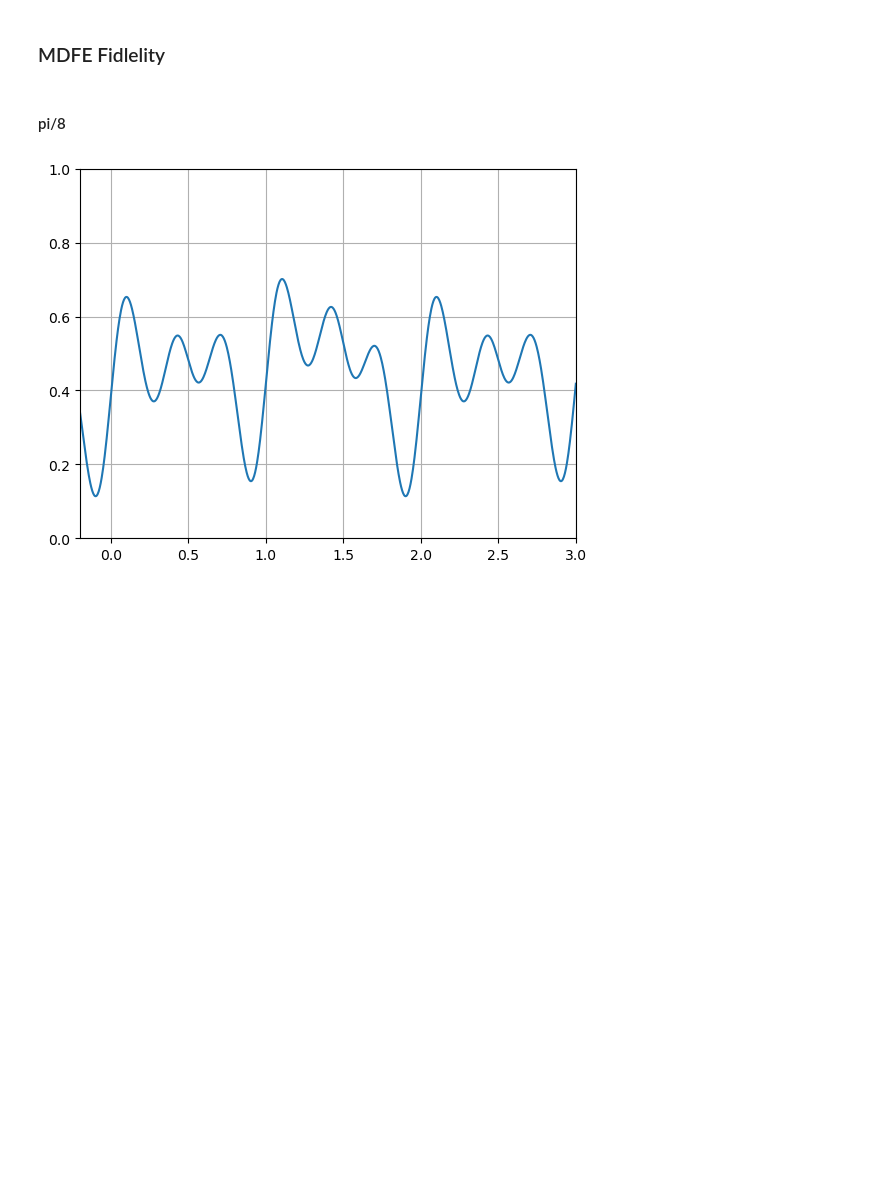
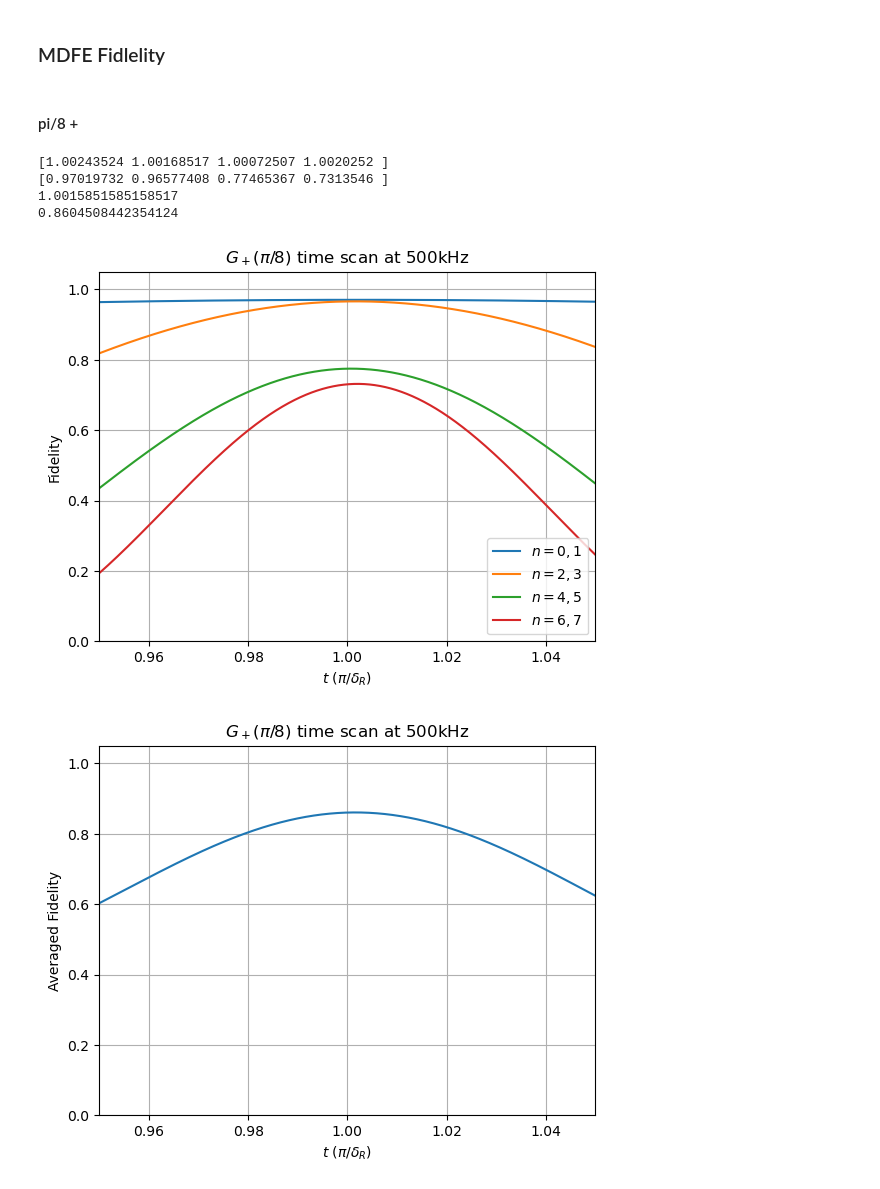
Before and after one commit to tr2g20/simulations, a Jupyter notebook: pulse_phase_evol.ipynb, the cells around one changed output. Cells and saved outputs as stored; diff of their text form; code cells hidden in the pictures; blank space fills up the shorter version.

```diff
--- a/pulse_phase_evol.ipynb
+++ b/pulse_phase_evol.ipynb
@@ -423,11 +427,11 @@ print(phases[:,0])
 # %% [markdown]
 ### MDFE Fidlelity
 # %% [markdown]
-#### pi/8
+#### pi/8 +
 # %%
 
 # Rabi frequency in 2*pi*Hz units
-rabi_freq = 2*pi*5e4
+rabi_freq = 2*pi*5e5
 rabi_time = 2*pi/rabi_freq # 2pi pulse time
 
 # Set total resolution of time steps
@@ -443,37 +447,73 @@ basis = np.arange(p_min, p_max + 1)
 target_states = np.full((len(indices),2),1/np.sqrt(2), dtype=np.complex128)
 target_states[:,1] = target_states[:,1]*np.exp(1j*pi*np.array([0.125,0.625,1.125,1.625]))
 
-free_times = np.linspace(-0.2*pi/dR, 3*pi/dR, 1000)
+free_times = np.linspace(0.95*pi/dR, 1.05*pi/dR, 10000)
 
 fidelities = np.zeros((len(indices),len(free_times)))
 # fid_sum = np.zeros(len(free_times))
 
 # Set doppler shift
 atom_veloc = 0.0 # Stationary
 
 for i in range(len(indices)):
     initial_state = np.zeros(shape=len(basis), dtype=np.complex128)
     initial_state[indices[i]] = 1
     initial_state[indices[i]+1] = 1
     initial_state = initial_state/ np.linalg.norm(initial_state) # Normalise
 
     for t, time in enumerate(free_times):
+        pulse_seqq = PulseSequence()
+        detuning = omega_eg/2
+        free_time = 2*pi/(np.abs(dR-detuning))
+        free = FreeEvolution(laser_det=(np.full(n_steps, -detuning)), duration=(free_time/2))
         MDFE = gen_MDFEdown_seq(free_time=time, rabi_freq=rabi_freq, time_steps=n_steps, detuning=dR)
-
-        wave_func, _ = simulate_pulses_single_atom_analyt(pulse_seq=MDFE, basis=basis, initial_state=initial_state, d_shift=k_eff*atom_veloc)
+        pulse_seqq.add_pulses([MDFE, free])
+        wave_func, _ = simulate_pulses_single_atom_analyt(pulse_seq=pulse_seqq, basis=basis, initial_state=initial_state, d_shift=k_eff*atom_veloc)
 
         fidelity = np.abs(np.vdot(wave_func[-1, indices[i]:indices[i]+2],target_states[i,:]))**2
         fidelities[i, t] = fidelity
 
 
+### Individual fidelities ###
+fig, ax = plt.subplots()
+ax.plot(free_times*dR/pi,fidelities.transpose())
+
+peak_locs = free_times[np.argmax(fidelities, axis=1)]
+print(peak_locs*dR/pi)
+print(np.max(fidelities, axis=1))
+
+# for i in range(len(indices)):
+#     ax.plot(np.full(2,peak_locs[i]*dR/pi), [0,1])
+
+ax.set_ylim(0,1.05)
+ax.set_xlim(free_times[0]*dR/pi, free_times[-1]*dR/pi)
+ax.set_xlabel(r'$t$ $(\pi/\delta_R)$')
+ax.set_ylabel('Fidelity')
+ax.set_title(r'$G_+(\pi/8)$ time scan at 500kHz')
+ax.legend([r'$n=0,1$',r'$n=2,3$',r'$n=4,5$',r'$n=6,7$'], loc='lower right')
+ax.grid()
+######
+
+### Average fidelity ###
 fid_sum = np.sum(fidelities, axis=0)/len(indices)
-
-
+print(free_times[np.argmax(fid_sum)]*dR/pi)
+print(np.max(fid_sum))
 fig, ax = plt.subplots()
 ax.plot(free_times*dR/pi,fid_sum)
 
-ax.set_ylim(0,1)
+
+
+ax.set_ylim(0,1.05)
 ax.set_xlim(free_times[0]*dR/pi, free_times[-1]*dR/pi)
+ax.set_xlabel(r'$t$ $(\pi/\delta_R)$')
+ax.set_ylabel('Averaged Fidelity')
+ax.set_title(r'$G_+(\pi/8)$ time scan at 500kHz')
 ax.grid()
+######
 # %% [output]
+[1.00243524 1.00168517 1.00072507 1.0020252 ]
+[0.97019732 0.96577408 0.77465367 0.7313546 ]
+1.0015851585158517
+0.8604508442354124
-[figure, old version]
+[figure, new version]
+[figure, added]
```
Also changed, not shown: parts of 13 cells of this notebook, 5 other files.
